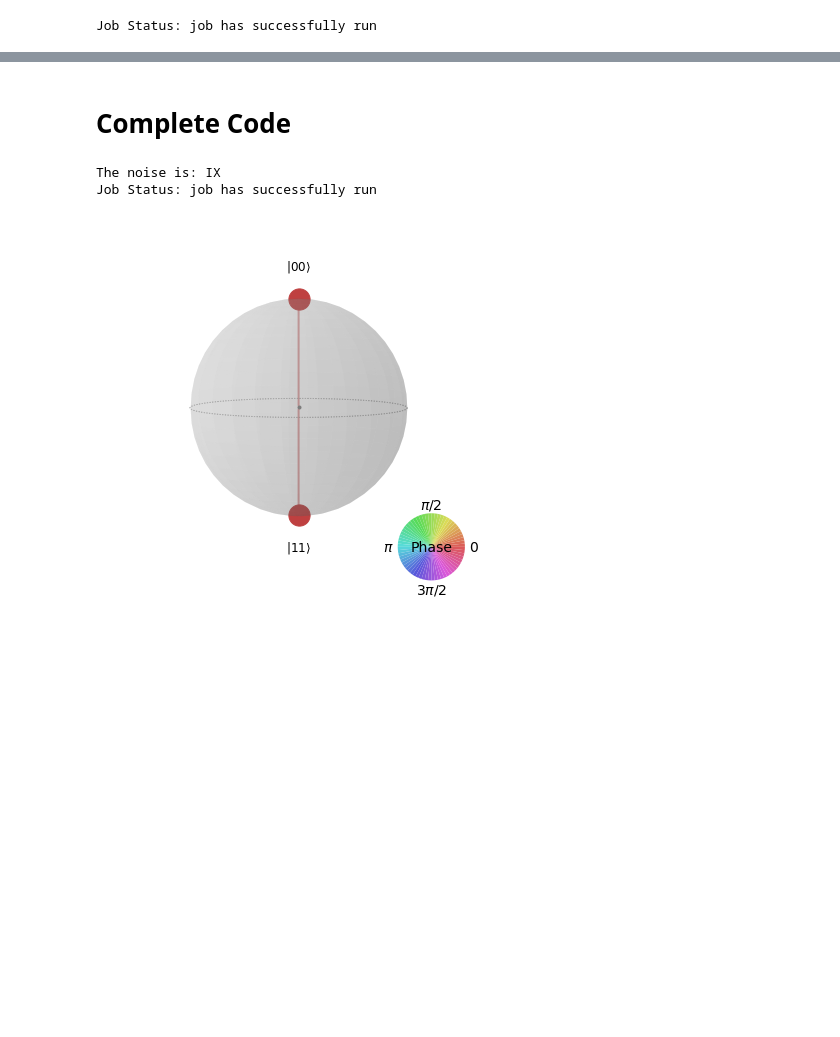
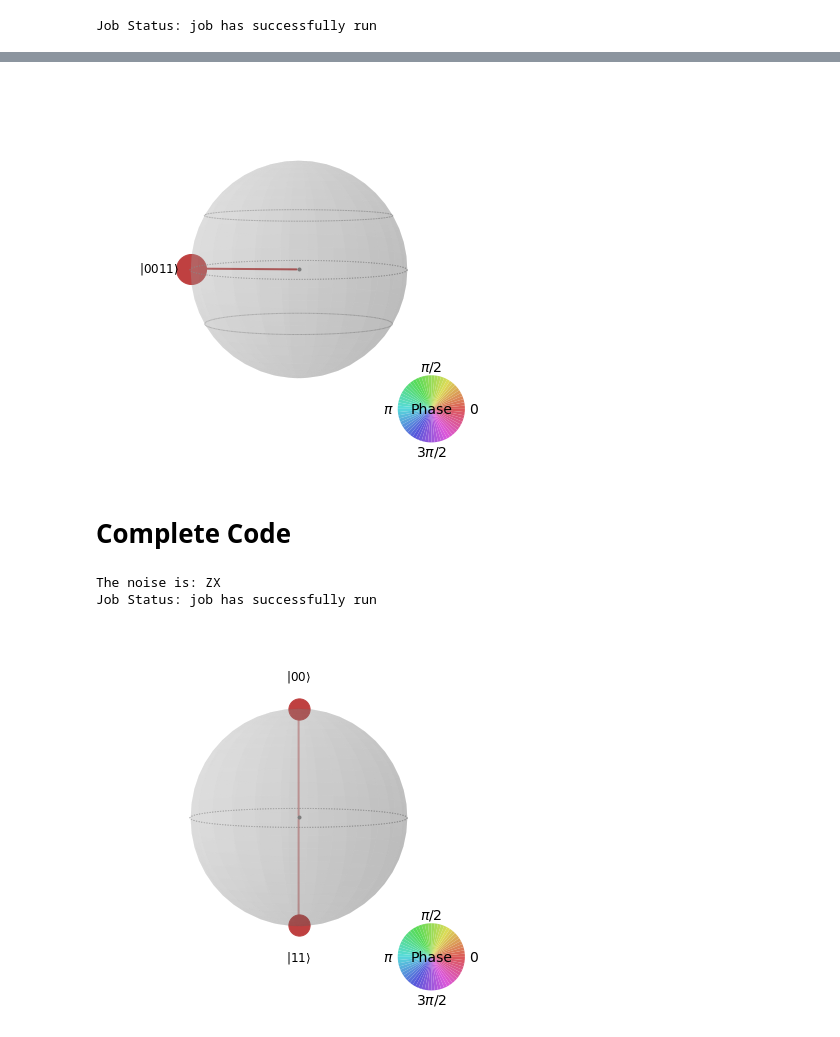
Before and after one commit to abdulmoizmehmood/Phase-flip_Bit-fip_error_correction_while_creating_a_bell_state, a Jupyter notebook: screening task 2.ipynb, the cells around one changed output, grey strips where cells are left out. Cells and saved outputs as stored; diff of their text form; code cells hidden in the pictures; blank space fills up the shorter version.

```diff
--- a/screening task 2.ipynb
+++ b/screening task 2.ipynb
@@ -109,3 +116,8 @@ plot_histogram(counts)
+# %%
+anstate = partial_trace(state,[0,1])
+plot_state_qsphere(anstate) # Plot q-sphere for ancilary states
+# %% [output]
+[figure, added]
 # %% [markdown]
 # Complete Code
 # %%
@@ -162,14 +174,14 @@ circuit.cx(0,1)
 #as q-sphere
 state = Statevector.from_instruction(circuit)
 rstate = partial_trace(state, [2,3,4,5])
-
+anstate = partial_trace(state,[0,1]) # to tell type of noise that was fixed
 # get counts
 circuit.measure(qr,cr)
 job = execute(circuit, backend, shots=1000)
 job_monitor(job)
 counts = execute(circuit,backend).result().get_counts()
 # %% [output]
-The noise is: IX
+The noise is: ZX
 Job Status: job has successfully run
 # %%
 plot_state_qsphere(rstate) # Plot q-sphere
```
Also changed, not shown: parts of 6 cells of this notebook.
